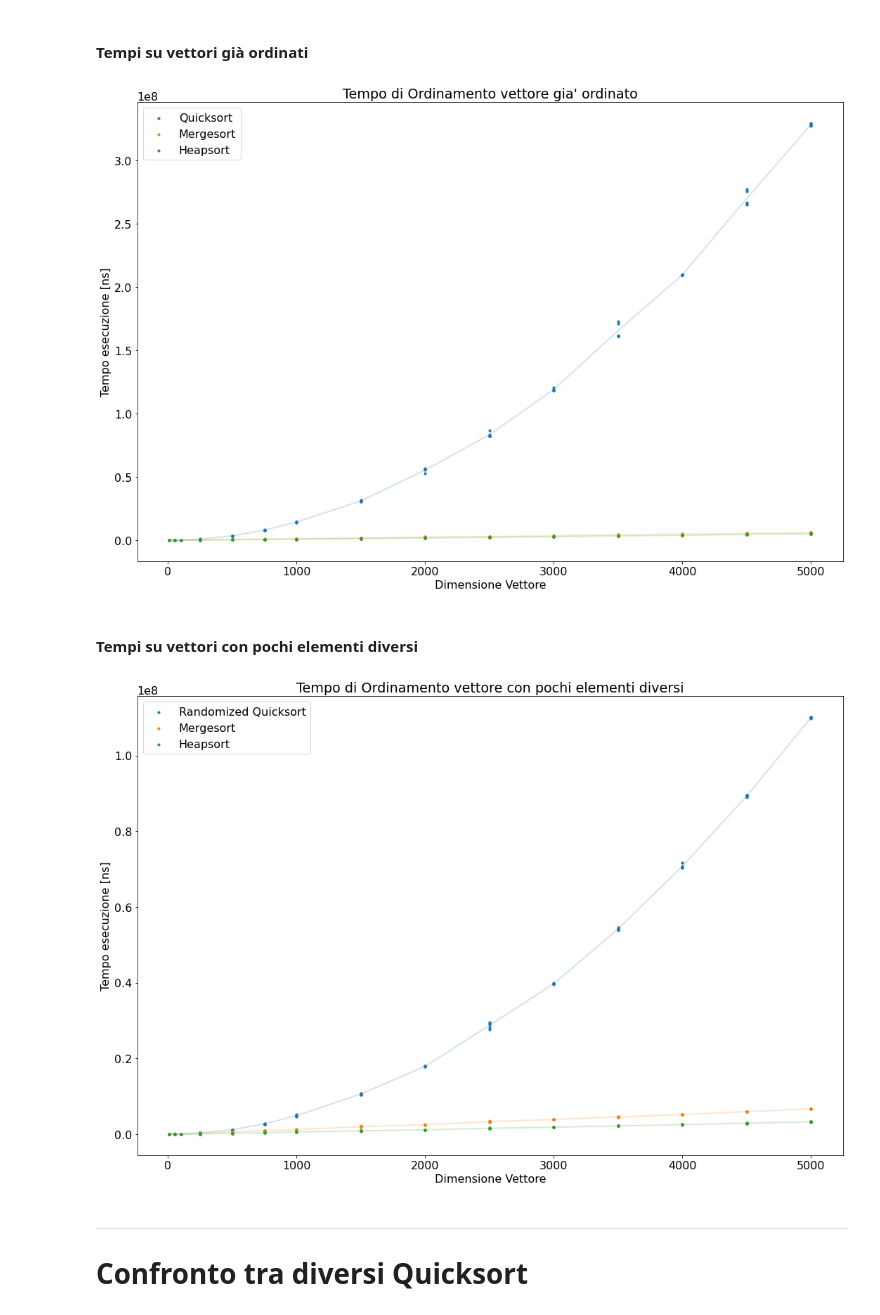
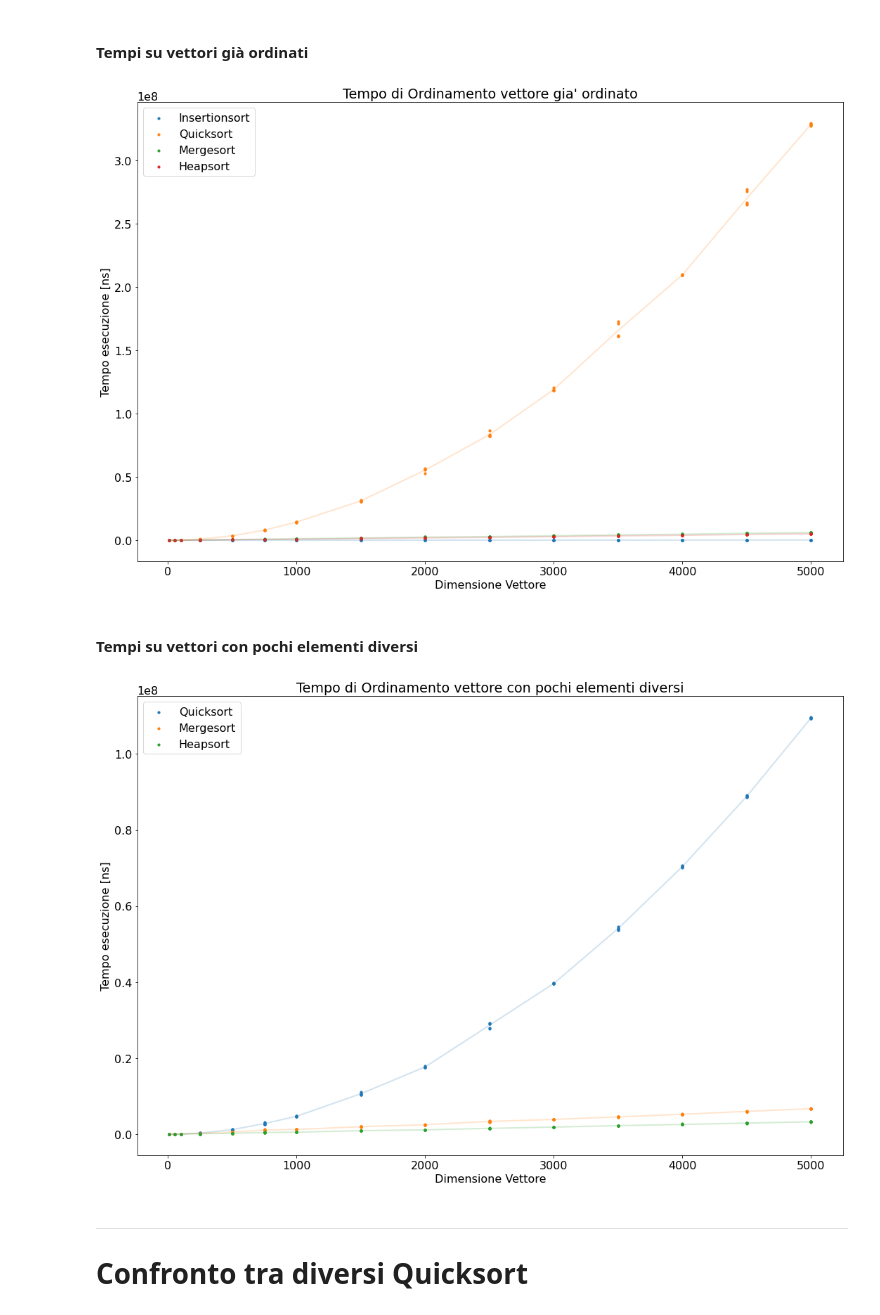
Before and after one commit to EdoardoTronconi/ProgettoSDA, a Jupyter notebook: Notebook/SDA.ipynb, the cells around one changed output. Saved outputs shown, nothing was run; the diff lists cells and outputs as text; code cells hidden in the pictures.

Commit message:
Updated Notebook Quicksorts

```diff
--- a/Notebook/SDA.ipynb
+++ b/Notebook/SDA.ipynb
@@ -164,15 +166,23 @@ plot_times_main(resultsMain, Algos=ALGORITMI_MAIN, Sizes=SIZES_MAIN)
 # %% [markdown]
 #### Tempi su vettori già ordinati
 # %%
-plot_times_main(resultsMain, Algos=ALGORITMI_MAIN, Sizes=SIZES_MAIN, Sorted=True, Random=False)
+plot_times_main(resultsMain,
+                Algos=['Insertionsort','Quicksort', 'Mergesort', 'Heapsort'],
+                Sizes=SIZES_MAIN,
+                Sorted=True,
+                Random=False)
 # %% [output]
-[figure, old version]
+[figure, new version]
 # %% [markdown]
 #### Tempi su vettori con pochi elementi diversi
 # %%
-plot_times_main(resultsMain, Algos=ALGORITMI_MAIN, Sizes=SIZES_MAIN, Random=True, FewUnique=True)
+plot_times_main(resultsMain,
+                Algos=['Quicksort','Mergesort','Heapsort'],
+                Sizes=SIZES_MAIN,
+                FewUnique=True,
+                Random=False)
 # %% [output]
-[figure, old version]
+[figure, new version]
 # %% [markdown]
 ***
 # Confronto tra diversi Quicksort
```
Also changed, not shown: parts of 7 cells of this notebook, 3 other files.
